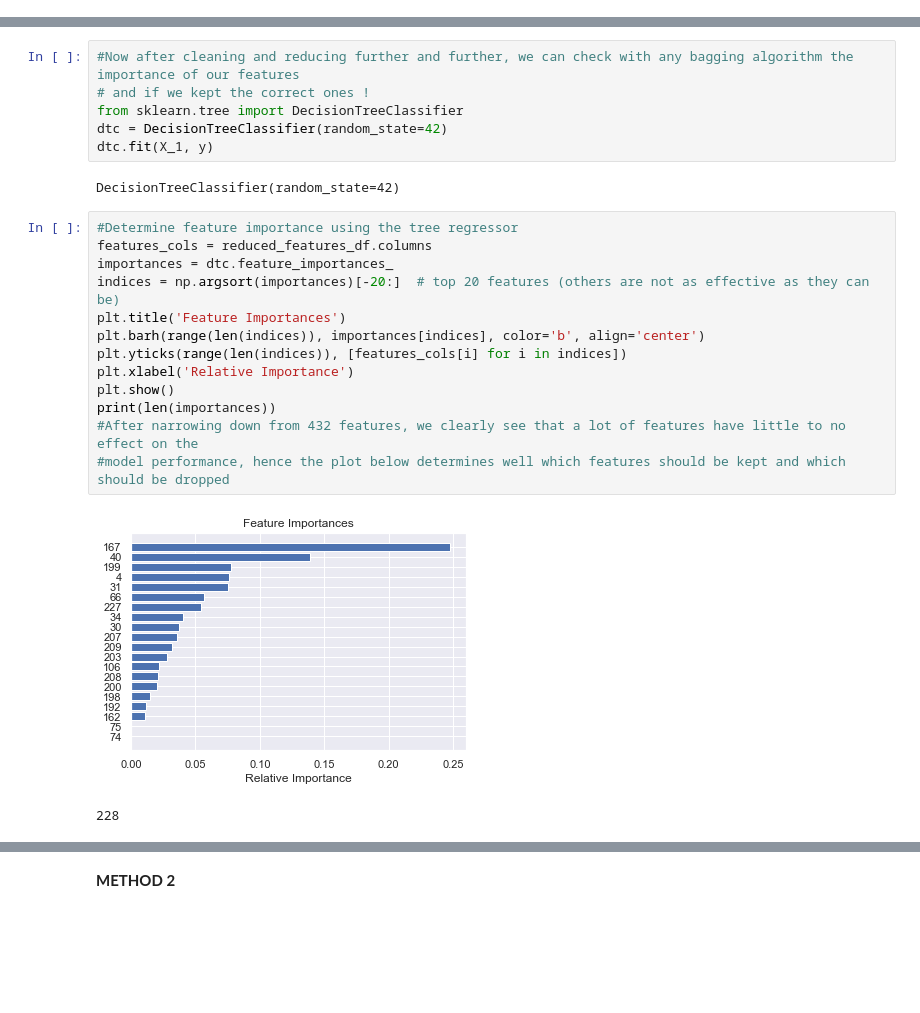
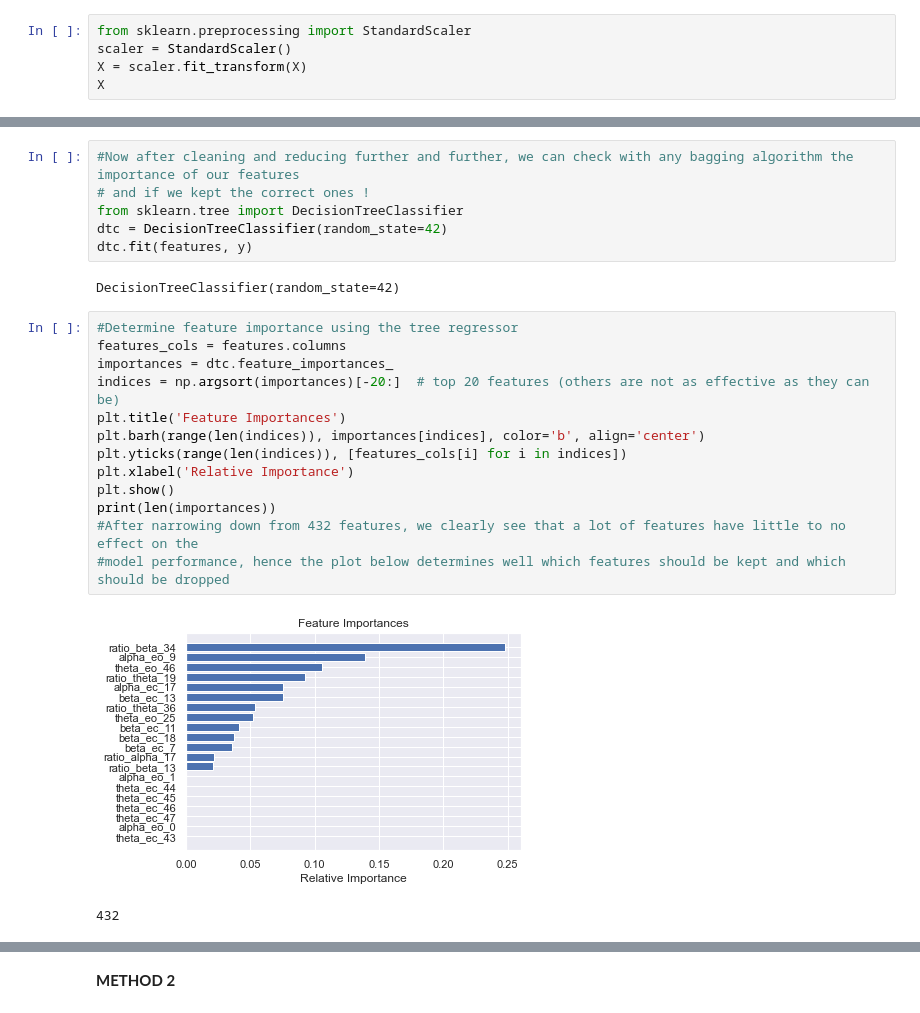
Before and after one commit to OmarJabri7/EEG_Feature_Engineering, a Jupyter notebook: feature_engineering_case1.ipynb, the cells around one changed output, grey strips where cells are left out. Saved outputs shown, nothing was run; the diff lists cells and outputs as text; blank space fills up the shorter version.

```diff
--- a/feature_engineering_case1.ipynb
+++ b/feature_engineering_case1.ipynb
@@ -57,0 +67,5 @@ with open('feature_names.csv') as f:
+# %%
+from sklearn.preprocessing import StandardScaler
+scaler = StandardScaler()
+X = scaler.fit_transform(X)
+X
@@ -230,22 +262,22 @@ X_1 = reduced_features
 # and if we kept the correct ones !
 from sklearn.tree import DecisionTreeClassifier
 dtc = DecisionTreeClassifier(random_state=42)
-dtc.fit(X_1, y)
+dtc.fit(features, y)
 # %% [output]
 DecisionTreeClassifier(random_state=42)
 # %%
 #Determine feature importance using the tree regressor
-features_cols = reduced_features_df.columns
+features_cols = features.columns
 importances = dtc.feature_importances_
 indices = np.argsort(importances)[-20:]  # top 20 features (others are not as effective as they can be)
 plt.title('Feature Importances')
 plt.barh(range(len(indices)), importances[indices], color='b', align='center')
 plt.yticks(range(len(indices)), [features_cols[i] for i in indices])
 plt.xlabel('Relative Importance')
 plt.show()
 print(len(importances))
 #After narrowing down from 432 features, we clearly see that a lot of features have little to no effect on the
 #model performance, hence the plot below determines well which features should be kept and which should be dropped
 # %% [output]
-[figure, old version]
+[figure, new version]
-228
+432
```
Also changed, not shown: parts of 32 cells of this notebook, 3 other files.
